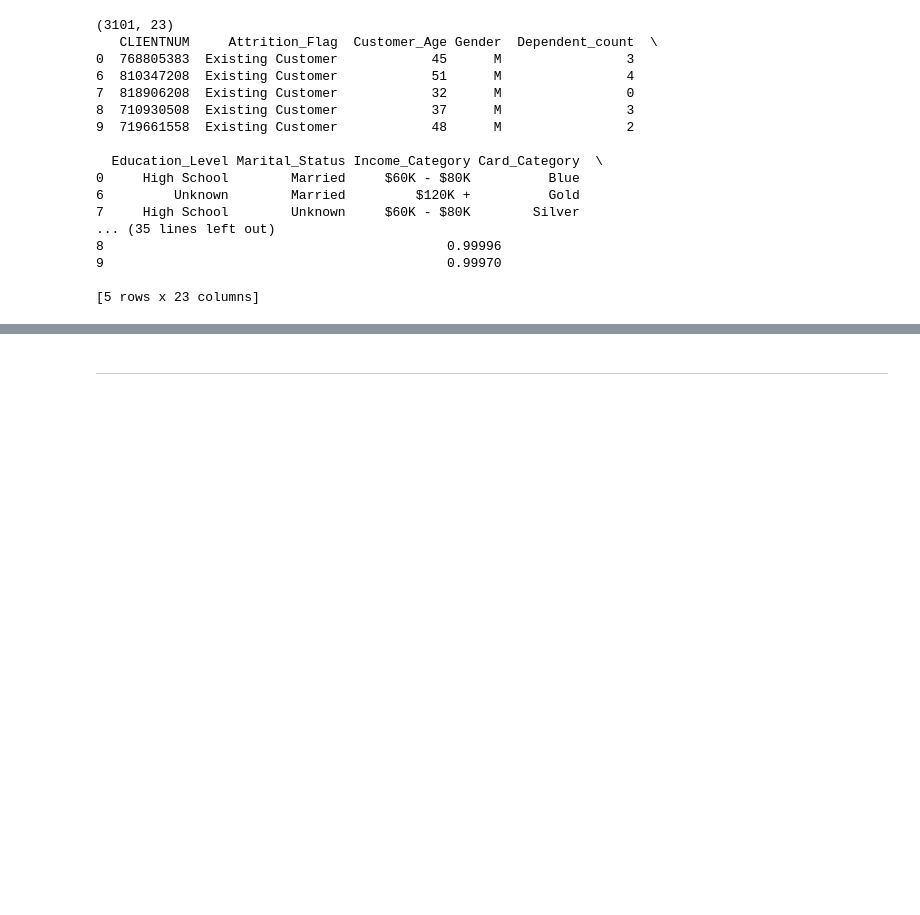
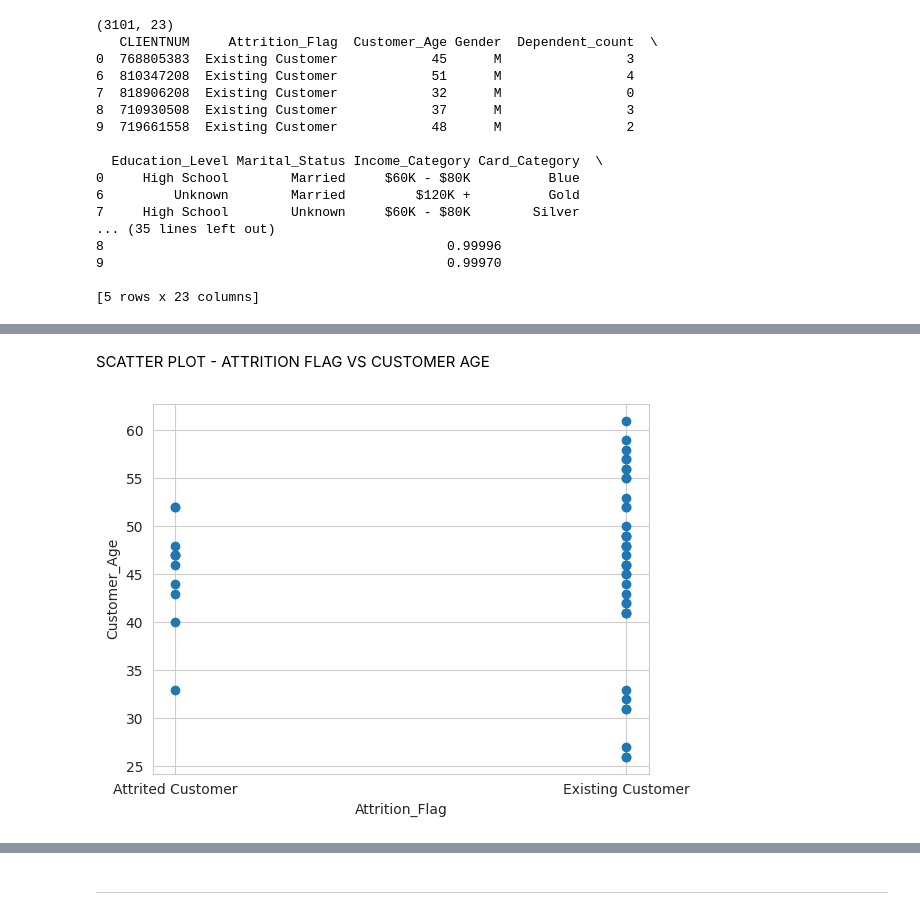
Before and after one commit to Emmanuel913-sketch/Data, a Jupyter notebook: jupyter_notebooks/Notebook_Template.ipynb, the cells around one changed output, grey strips where cells are left out. Saved outputs shown, nothing was run; the diff lists cells and outputs as text; code cells hidden in the pictures; blank space fills up the shorter version.

```diff
--- a/jupyter_notebooks/Notebook_Template.ipynb
+++ b/jupyter_notebooks/Notebook_Template.ipynb
@@ -89,8 +97,3 @@ print(filtered_df.head())  # Check the first few rows
 9                                            0.99970
 
 [5 rows x 23 columns]
-# %%
-sns.set_style('whitegrid')
-for col in ['Customer_Age', 'Credit_Limit']:
-    sns.histplot(data=filtered_df, x=col, kde=True)
-    plt.show()
@@ -100,6 +99,0 @@ for col in ['Customer_Age', 'Credit_Limit']:
-# %%
-sns.set_style('whitegrid')
-for col in ['Customer_Age' , 'Credit_Limit']:
-  sns.histplot(data=df.query('Customer_Age > 20 & Customer_Age > 8500 & Credit_Limit < 60 & Credit_Limit < 8500'))
-  plt.show()
-  print('\n')
@@ -122,0 +118,4 @@ NameError: name 'CategoricalImputer' is not defined
+# %%
+df = pd.read_csv('BankChurners.csv')
+df = df.sample(n=50, random_state=9)
+df.head()
@@ -122,0 +130,10 @@ NameError: name 'CategoricalImputer' is not defined
+# %% [markdown]
+SCATTER PLOT - ATTRITION FLAG VS CUSTOMER AGE
+# %%
+x, y = 'Attrition_Flag' , 'Customer_Age'
+plt.scatter(data=df, x=x, y=y)
+plt.ylabel(y)
+plt.xlabel(x)
+plt.show()
+# %% [output]
+[figure, added]
```
Also changed, not shown: parts of 16 cells of this notebook, 1 other file.
